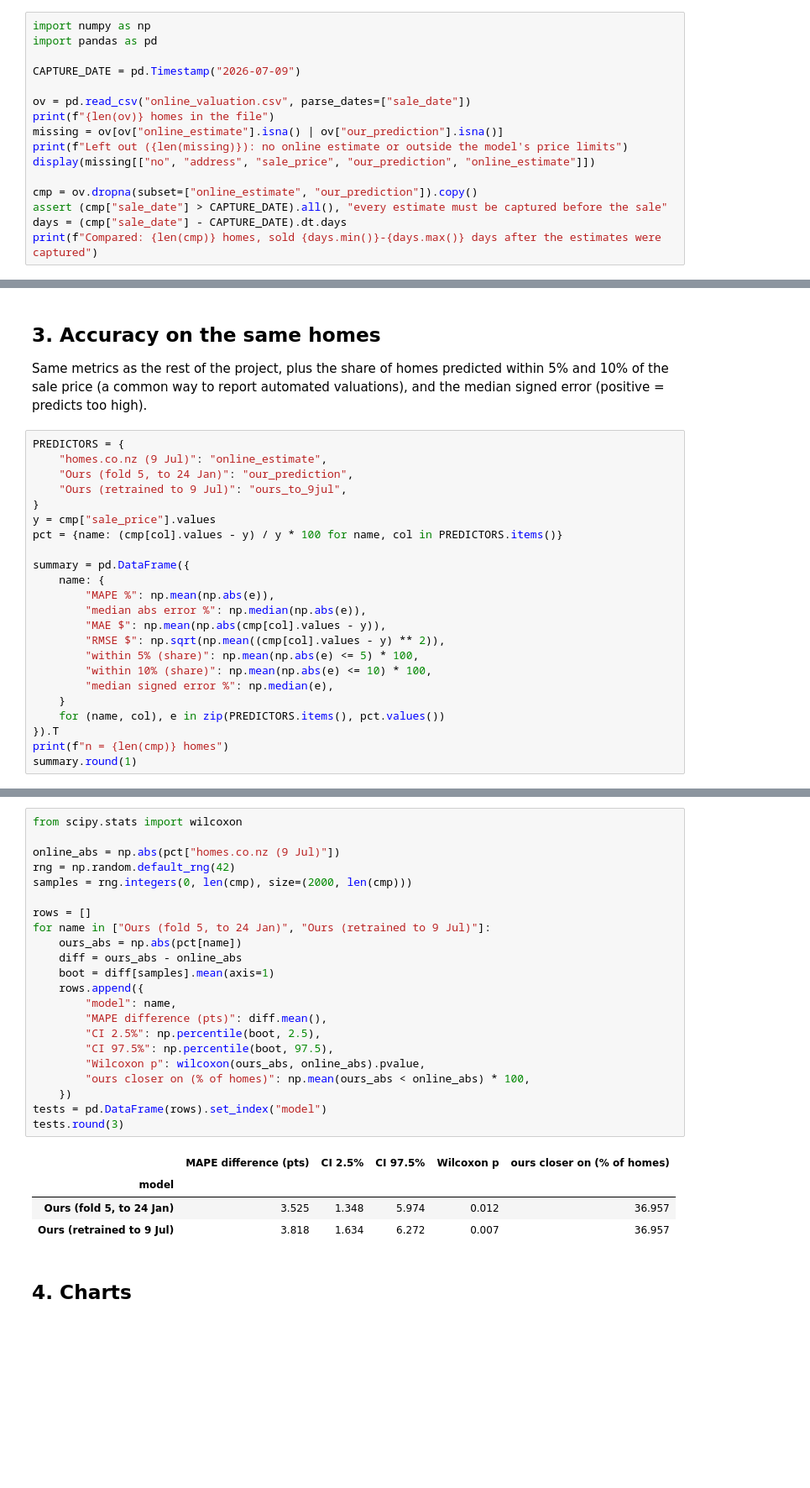
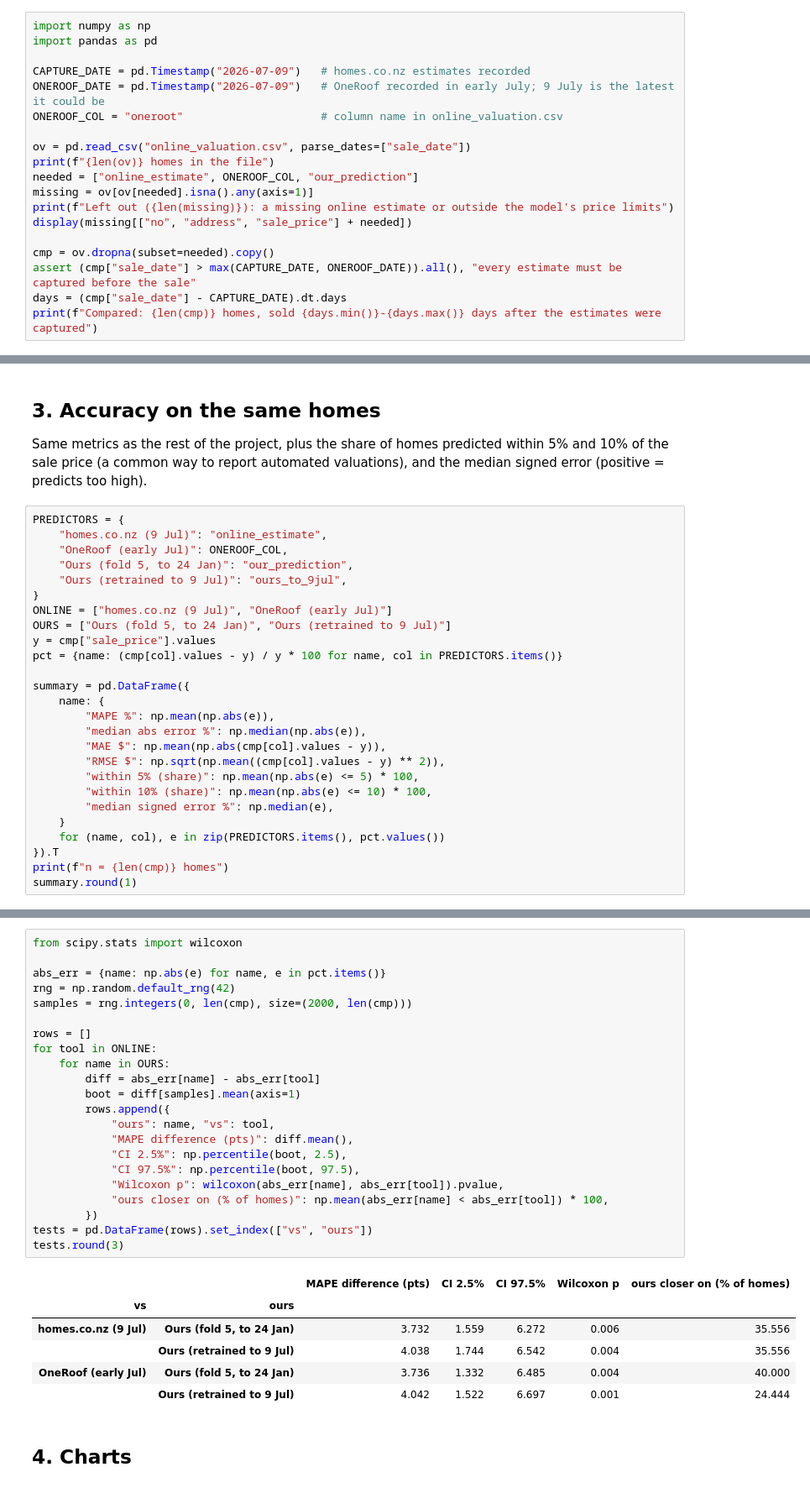
Before and after one commit to hugn456/COMPSCI_760_Group_3_Intelligent_Real_Estate_Price_Prediction_Model, a Jupyter notebook: online_valuation.ipynb, the cells around one changed output, grey strips where cells are left out. Shown at 84% size. Drawn from its saved outputs; the diff is of its cells as text; blank space fills up the shorter version.

```diff
--- a/online_valuation.ipynb
+++ b/online_valuation.ipynb
@@ -25,16 +29,19 @@ left out, so every number below compares the two on the **same homes**.
 import numpy as np
 import pandas as pd
 
-CAPTURE_DATE = pd.Timestamp("2026-07-09")
+CAPTURE_DATE = pd.Timestamp("2026-07-09")   # homes.co.nz estimates recorded
+ONEROOF_DATE = pd.Timestamp("2026-07-09")   # OneRoof recorded in early July; 9 July is the latest it could be
+ONEROOF_COL = "oneroot"                     # column name in online_valuation.csv
 
 ov = pd.read_csv("online_valuation.csv", parse_dates=["sale_date"])
 print(f"{len(ov)} homes in the file")
-missing = ov[ov["online_estimate"].isna() | ov["our_prediction"].isna()]
-print(f"Left out ({len(missing)}): no online estimate or outside the model's price limits")
-display(missing[["no", "address", "sale_price", "our_prediction", "online_estimate"]])
+needed = ["online_estimate", ONEROOF_COL, "our_prediction"]
+missing = ov[ov[needed].isna().any(axis=1)]
+print(f"Left out ({len(missing)}): a missing online estimate or outside the model's price limits")
+display(missing[["no", "address", "sale_price"] + needed])
 
-cmp = ov.dropna(subset=["online_estimate", "our_prediction"]).copy()
-assert (cmp["sale_date"] > CAPTURE_DATE).all(), "every estimate must be captured before the sale"
+cmp = ov.dropna(subset=needed).copy()
+assert (cmp["sale_date"] > max(CAPTURE_DATE, ONEROOF_DATE)).all(), "every estimate must be captured before the sale"
 days = (cmp["sale_date"] - CAPTURE_DATE).dt.days
 print(f"Compared: {len(cmp)} homes, sold {days.min()}-{days.max()} days after the estimates were captured")
 # %% [output]
@@ -177,9 +185,12 @@ valuations), and the median signed error (positive = predicts too high).
 # %%
 PREDICTORS = {
     "homes.co.nz (9 Jul)": "online_estimate",
+    "OneRoof (early Jul)": ONEROOF_COL,
     "Ours (fold 5, to 24 Jan)": "our_prediction",
     "Ours (retrained to 9 Jul)": "ours_to_9jul",
 }
+ONLINE = ["homes.co.nz (9 Jul)", "OneRoof (early Jul)"]
+OURS = ["Ours (fold 5, to 24 Jan)", "Ours (retrained to 9 Jul)"]
 y = cmp["sale_price"].values
 pct = {name: (cmp[col].values - y) / y * 100 for name, col in PREDICTORS.items()}
 
@@ -217,30 +230,32 @@ tests, each comparing a model with homes.co.nz on the **same** homes:
 # %%
 from scipy.stats import wilcoxon
 
-online_abs = np.abs(pct["homes.co.nz (9 Jul)"])
+abs_err = {name: np.abs(e) for name, e in pct.items()}
 rng = np.random.default_rng(42)
 samples = rng.integers(0, len(cmp), size=(2000, len(cmp)))
 
 rows = []
-for name in ["Ours (fold 5, to 24 Jan)", "Ours (retrained to 9 Jul)"]:
-    ours_abs = np.abs(pct[name])
-    diff = ours_abs - online_abs
-    boot = diff[samples].mean(axis=1)
-    rows.append({
-        "model": name,
-        "MAPE difference (pts)": diff.mean(),
-        "CI 2.5%": np.percentile(boot, 2.5),
-        "CI 97.5%": np.percentile(boot, 97.5),
-        "Wilcoxon p": wilcoxon(ours_abs, online_abs).pvalue,
-        "ours closer on (% of homes)": np.mean(ours_abs < online_abs) * 100,
-    })
-tests = pd.DataFrame(rows).set_index("model")
+for tool in ONLINE:
+    for name in OURS:
+        diff = abs_err[name] - abs_err[tool]
+        boot = diff[samples].mean(axis=1)
+        rows.append({
+            "ours": name, "vs": tool,
+            "MAPE difference (pts)": diff.mean(),
+            "CI 2.5%": np.percentile(boot, 2.5),
+            "CI 97.5%": np.percentile(boot, 97.5),
+            "Wilcoxon p": wilcoxon(abs_err[name], abs_err[tool]).pvalue,
+            "ours closer on (% of homes)": np.mean(abs_err[name] < abs_err[tool]) * 100,
+        })
+tests = pd.DataFrame(rows).set_index(["vs", "ours"])
 tests.round(3)
 # %% [output]
-|  | MAPE difference (pts) | CI 2.5% | CI 97.5% | Wilcoxon p | ours closer on (% of homes) |
-| model |  |  |  |  |  |
-| Ours (fold 5, to 24 Jan) | 3.525 | 1.348 | 5.974 | 0.012 | 36.957 |
-| Ours (retrained to 9 Jul) | 3.818 | 1.634 | 6.272 | 0.007 | 36.957 |
+|  |  | MAPE difference (pts) | CI 2.5% | CI 97.5% | Wilcoxon p | ours closer on (% of homes) |
+| vs | ours |  |  |  |  |  |
+| homes.co.nz (9 Jul) | Ours (fold 5, to 24 Jan) | 3.732 | 1.559 | 6.272 | 0.006 | 35.556 |
+|  | Ours (retrained to 9 Jul) | 4.038 | 1.744 | 6.542 | 0.004 | 35.556 |
+| OneRoof (early Jul) | Ours (fold 5, to 24 Jan) | 3.736 | 1.332 | 6.485 | 0.004 | 40.000 |
+|  | Ours (retrained to 9 Jul) | 4.042 | 1.522 | 6.697 | 0.001 | 24.444 |
 # %% [markdown]
 ## 4. Charts
 # %%
```
Also changed, not shown: parts of 9 cells of this notebook, 12 other files.
